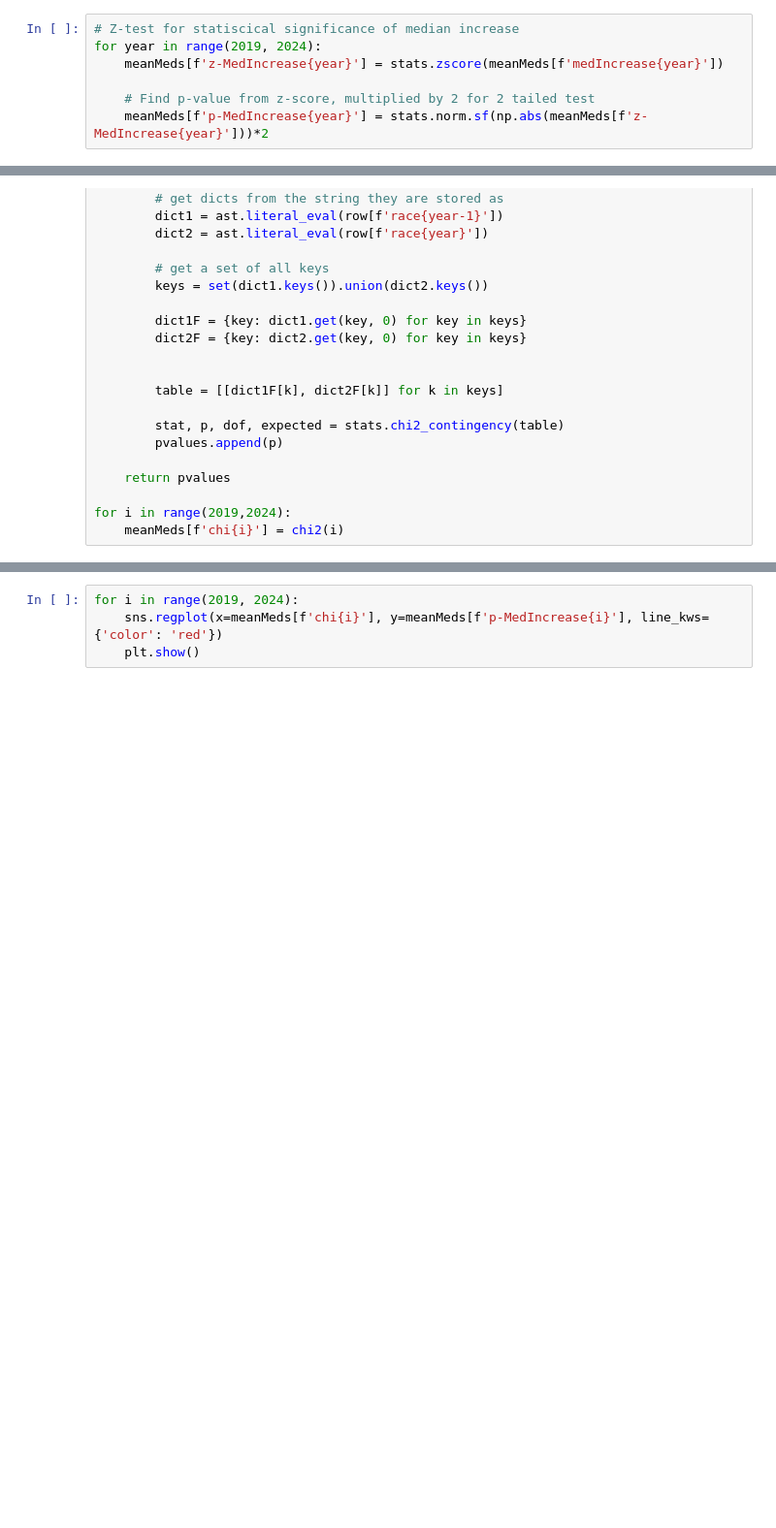
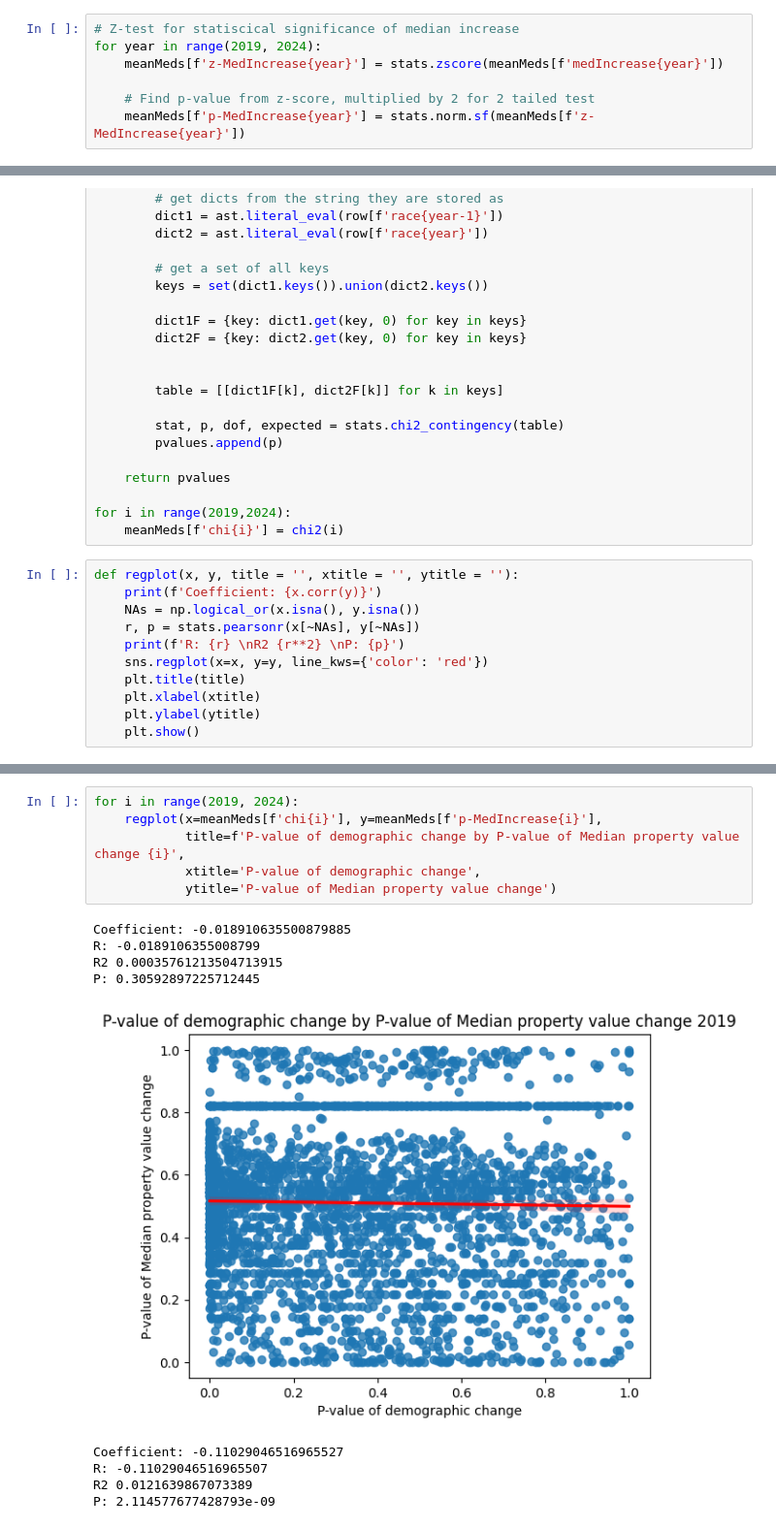
Before and after one commit to Shlefter/Data205, a Jupyter notebook: projectCode/stats.ipynb, the cells around one changed output, grey strips where cells are left out. Shown at 97% size. Drawn from its saved outputs; the diff is of its cells as text; blank space fills up the shorter version.

Commit message:
Stat methods and scatterplots

```diff
--- a/projectCode/stats.ipynb
+++ b/projectCode/stats.ipynb
@@ -15,7 +13,7 @@ for year in range(2019, 2024):
     meanMeds[f'z-MedIncrease{year}'] = stats.zscore(meanMeds[f'medIncrease{year}'])
 
     # Find p-value from z-score, multiplied by 2 for 2 tailed test
-    meanMeds[f'p-MedIncrease{year}'] = stats.norm.sf(np.abs(meanMeds[f'z-MedIncrease{year}']))*2
+    meanMeds[f'p-MedIncrease{year}'] = stats.norm.sf(meanMeds[f'z-MedIncrease{year}'])
 # %%
 def chi2(year):
     pvalues = []
@@ -40,5 +38,16 @@ def chi2(year):
 
 for i in range(2019,2024):
     meanMeds[f'chi{i}'] = chi2(i)
+# %%
+def regplot(x, y, title = '', xtitle = '', ytitle = ''):
+    print(f'Coefficient: {x.corr(y)}')
+    NAs = np.logical_or(x.isna(), y.isna())
+    r, p = stats.pearsonr(x[~NAs], y[~NAs])
+    print(f'R: {r} \nR2 {r**2} \nP: {p}')
+    sns.regplot(x=x, y=y, line_kws={'color': 'red'})
+    plt.title(title)
+    plt.xlabel(xtitle)
+    plt.ylabel(ytitle)
+    plt.show()
 # %%
 print(meanMeds['medIncrease2023'].describe())
@@ -45,4 +64,16 @@ print(meanMeds['medIncrease2023'].describe())
 # %%
 for i in range(2019, 2024):
-    sns.regplot(x=meanMeds[f'chi{i}'], y=meanMeds[f'p-MedIncrease{i}'], line_kws={'color': 'red'})
-    plt.show()
+    regplot(x=meanMeds[f'chi{i}'], y=meanMeds[f'p-MedIncrease{i}'],
+            title=f'P-value of demographic change by P-value of Median property value change {i}',
+            xtitle='P-value of demographic change',
+            ytitle='P-value of Median property value change')
+# %% [output]
+Coefficient: -0.018910635500879885
+R: -0.0189106355008799
+R2 0.00035761213504713915
+P: 0.30592897225712445
+[figure, added]
+Coefficient: -0.11029046516965527
+R: -0.11029046516965507
+R2 0.0121639867073389
+P: 2.114577677428793e-09
```
Also changed, not shown: parts of 13 cells of this notebook, 3 other files.
